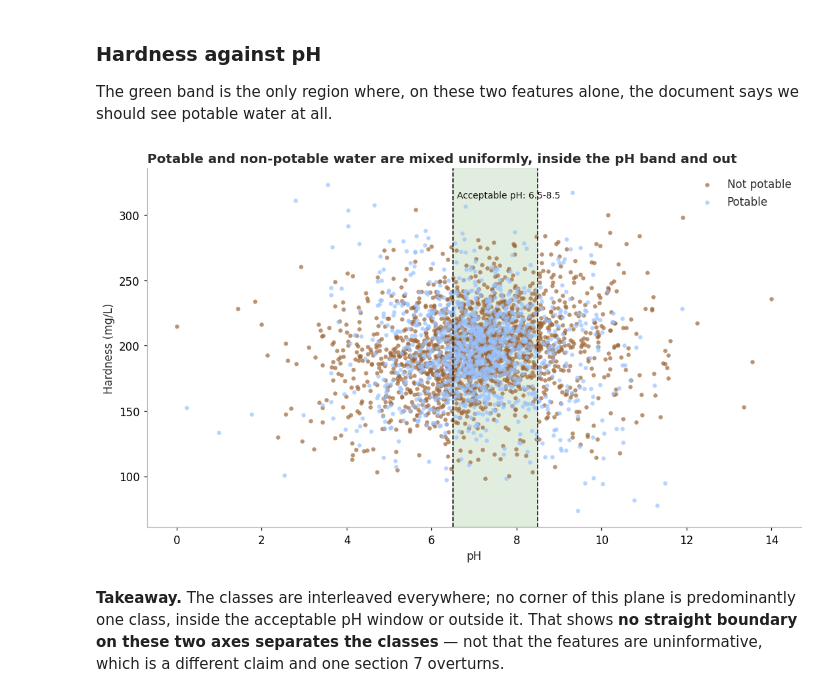
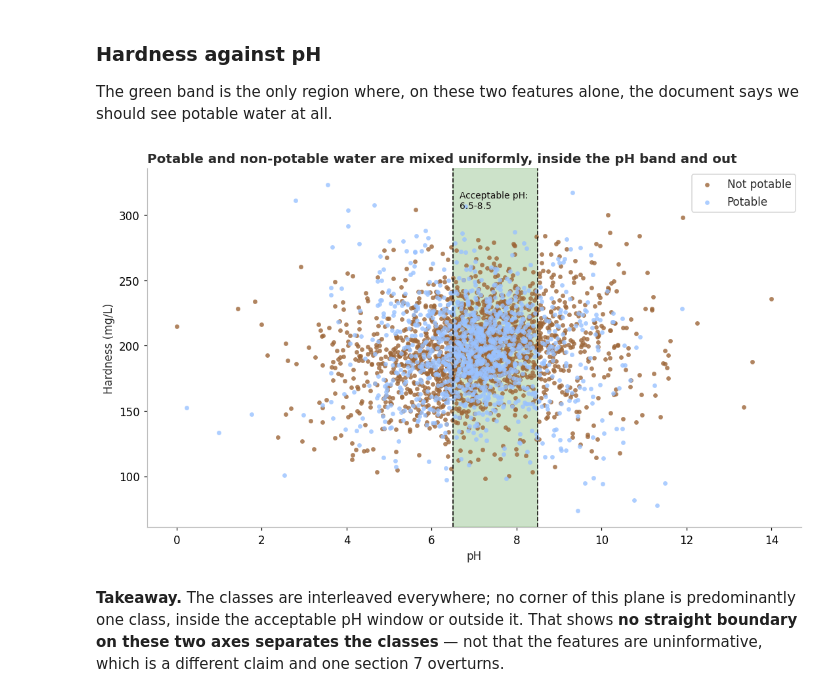
Before and after one commit to NassrinSharifi/My-DS-Projects, a Jupyter notebook: 01-Water-potability/01-AI-assissted-EDA.ipynb, the cells around one changed output. Drawn from its saved outputs; the diff is of its cells as text; code cells hidden in the pictures.

```diff
--- a/01-Water-potability/01-AI-assissted-EDA.ipynb
+++ b/01-Water-potability/01-AI-assissted-EDA.ipynb
@@ -357,18 +704,18 @@ class balance and quietly biases everything downstream.
 # %%
-from scipy.stats import chi2_contingency
-
 rows = []
 for column in MISSING_COLUMNS:
     table = pd.crosstab(df[column].isna(), df[TARGET])
-    _, p_value, _, _ = chi2_contingency(table)
+    chi2_statistic, p_value, degrees_of_freedom, expected = chi2_contingency(table)
     by_class = df.groupby(TARGET)[column].apply(lambda s: s.isna().mean() * 100)
     rows.append({
         "column": column,
         "missing % | not potable": round(by_class[0], 1),
         "missing % | potable": round(by_class[1], 1),
         "difference (pp)": round(by_class[1] - by_class[0], 1),
-        "chi-squared p": round(p_value, 3),
+        "chi-squared": round(chi2_statistic, 2),
+        "p": round(p_value, 3),
+        "smallest expected count": int(expected.min()),
     })
 
-pd.DataFrame(rows).set_index("column")
+display(pd.DataFrame(rows).style.hide(axis="index"))
 # %% [output]
@@ -553,10 +1015,13 @@ only**, so no conclusion rests on an imputed value.
 # %%
-# Everything from here on uses the scaled imputer.
-df_no_missing = df_scaled
-assert df_no_missing[FEATURES].isna().sum().sum() == 0
+# Everything from here on uses the scaled imputer for plots and complete cases for numbers.
+df_imputed = df_scaled
+assert df_imputed[FEATURES].isna().sum().sum() == 0, "df_imputed still has gaps"
 
 complete_cases = df.dropna().copy()
 
-print(f"Imputed frame (for plotting):  {len(df_no_missing):,} rows")
-print(f"Complete cases (for modelling): {len(complete_cases):,} rows")
+print(f"df_imputed      {len(df_imputed):,} rows  - used for plots")
+print(f"complete_cases  {len(complete_cases):,} rows  - used for every reported statistic")
+print(f"\npotable rate    {df_imputed[TARGET].mean():.1%} (imputed)   "
+      f"{complete_cases[TARGET].mean():.1%} (complete cases)   "
+      f"{BASE_RATE:.1%} (whole file)")
 # %% [output]
@@ -587,21 +1054,21 @@ def plot_scatter(df, y_col, x_col="ph", target_col="Potability", ax=None):
     else:
         fig = ax.figure
 
-    for cls in (0, 1):
+    for cls in (0, 1): #cls stands for class. 0 = not potable, 1 = potable
         subset = df[df[target_col] == cls]
         ax.scatter(
             subset[x_col], subset[y_col],
             color=CLASS_COLOR[cls],
             label=CLASS_LABEL[cls],
-            alpha=0.7,
-            s=18,
-            linewidths=0,
+            alpha=0.8,
+            s=20,
+            linewidths=0
         )
 
     unit = f" ({UNITS[y_col]})" if UNITS.get(y_col) else ""
     ax.set_xlabel("pH")
     ax.set_ylabel(f"{y_col}{unit}")
-    ax.legend(frameon=False, loc="upper right")
+    ax.legend(frameon=True, loc="upper right")
     ax.grid(False)
 
     return fig, ax
@@ -612,24 +1079,24 @@ def ph_band(ax, label=True):
     low, high, _ = GUIDELINES["ph"]
     ax.axvline(low, color=C["boundary"], linestyle="--", linewidth=1.1)
     ax.axvline(high, color=C["boundary"], linestyle="--", linewidth=1.1)
-    if label:
-        ax.axvspan(low, high, color=C["ok"], alpha=0.18, zorder=0)
+    if label: # for the colored area
+        ax.axvspan(low, high, color=C["ok"], alpha=0.3, zorder=0)
 # %% [markdown]
 ### Hardness against pH
 
 The green band is the only region where, on these two features alone, the document says
 we should see potable water at all.
 # %%
-fig, ax = plot_scatter(df_no_missing, y_col="Hardness")
+fig, ax = plot_scatter(df_imputed, y_col="Hardness")
 ph_band(ax)
-ax.text(6.6, ax.get_ylim()[1] * 0.95, "Acceptable pH: 6.5-8.5",
+ax.text(6.65, ax.get_ylim()[1] * 0.95, "Acceptable pH: \n6.5-8.5",
         fontsize=9, color=C["boundary"], va="top")
 ax.set_title("Potable and non-potable water are mixed uniformly, inside the pH band and out")
 plt.tight_layout()
-plt.savefig(FIGURE_DIR / "02-hardness-vs-ph.png")
+plt.savefig(FIGURE_DIR / "05-hardness-vs-ph.png")
 plt.show()
 # %% [output]
-[figure, old version]
+[figure, new version]
 # %% [markdown]
 **Takeaway.** The classes are interleaved everywhere; no corner of this plane is
 predominantly one class, inside the acceptable pH window or outside it. That shows **no
```
Also changed, not shown: parts of 71 cells of this notebook, 17 other files.
